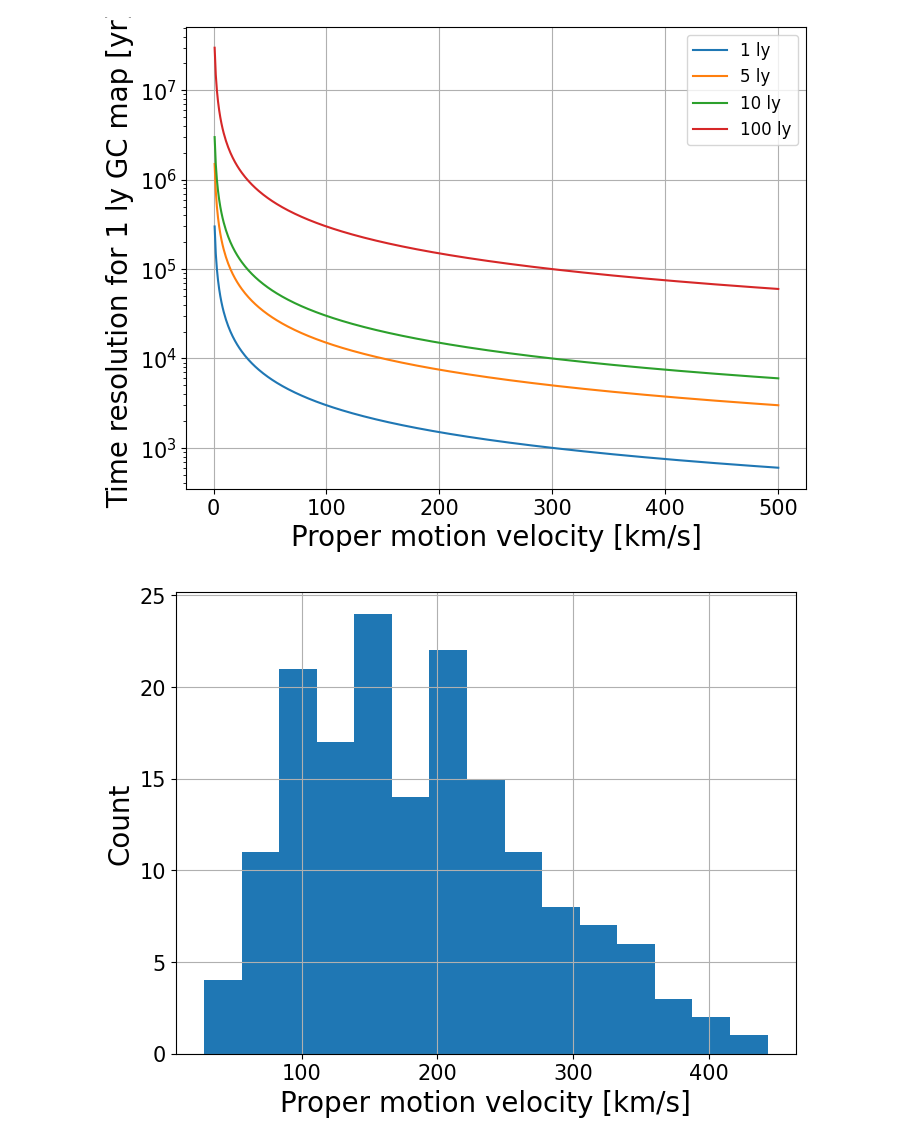
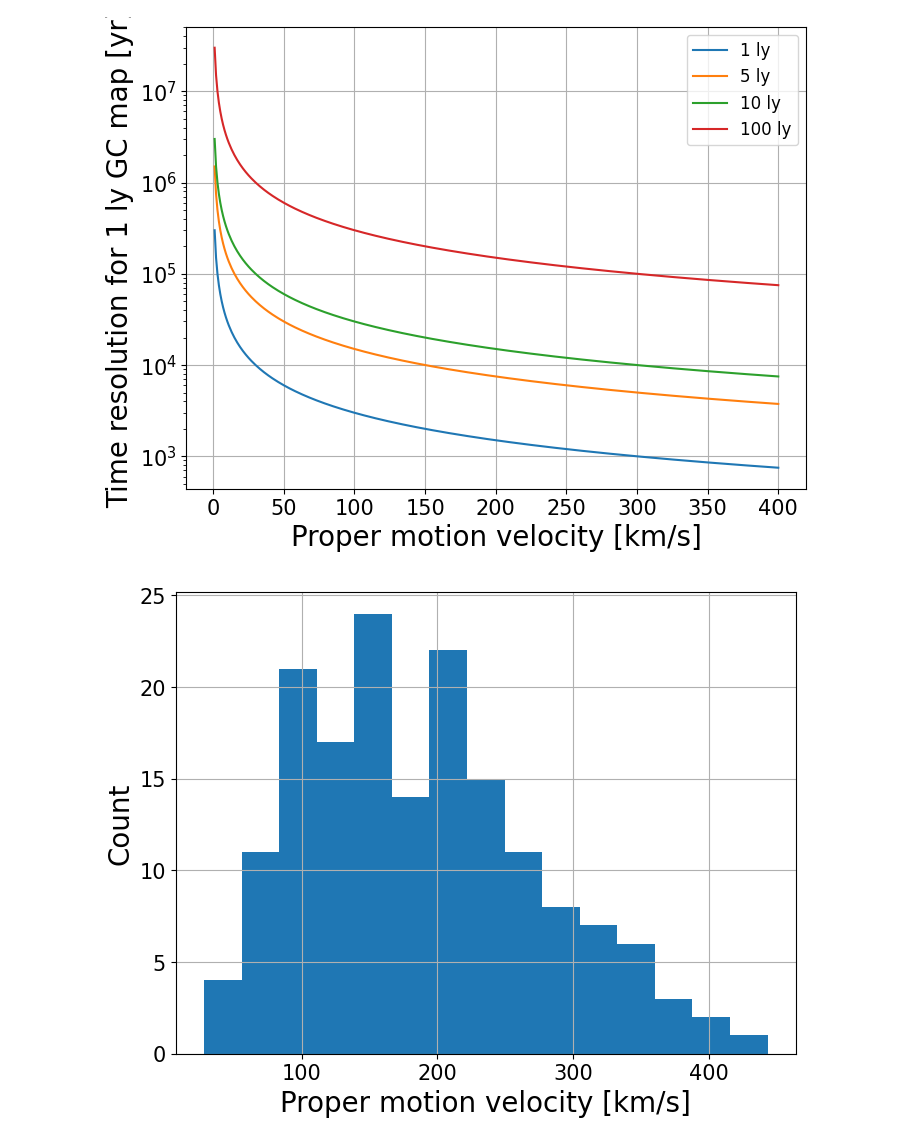
Before and after one commit to Prithwis-2023/MiaB-Location-and-Time-Stamps, a Jupyter notebook: time_section.ipynb, the cells around one changed output. Cells and saved outputs as stored; diff of their text form; code cells hidden in the pictures.

```diff
--- a/time_section.ipynb
+++ b/time_section.ipynb
@@ -7,24 +7,24 @@ import pandas as pd
 # %%
 plt.figure(figsize=(8,6))
 plt.xlabel('Proper motion velocity [km/s]',fontsize=20)
 plt.ylabel('Time resolution for 1 ly GC map [yr]',fontsize=20)
 plt.yscale('log')
 plt.grid(True)
 plt.tick_params(labelsize=15)
 
 ly=365*24*60*60*u.s*const.c
-vv = np.arange(0,501,1)*1000*u.m/u.s
+vv = np.arange(0,401,1)*1000*u.m/u.s
 res = ly/vv/(365*24*60*60*u.s)*u.yr
 
 plt.plot(vv/(1000*u.m/u.s),1*res, label='1 ly')
 plt.plot(vv/(1000*u.m/u.s),5*res, label='5 ly')
 plt.plot(vv/(1000*u.m/u.s),10*res, label='10 ly')
 plt.plot(vv/(1000*u.m/u.s),100*res, label='100 ly')
 
 plt.legend(loc=1,prop = {'size':12})
 plt.savefig('./GC time resolution.png',dpi=500,bbox_inches = 'tight')
 # %% [output]
-[figure, old version]
+[figure, new version]
 # %%
 GCV=pd.read_csv('./timestamp_refined.csv')
 # %%
```
Also changed, not shown: 1 other file.
